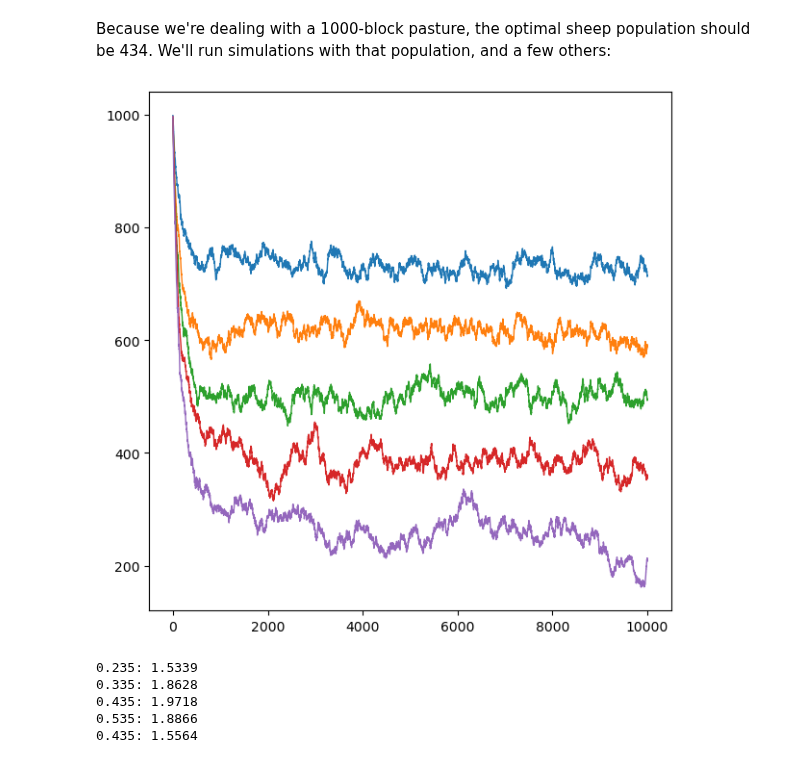
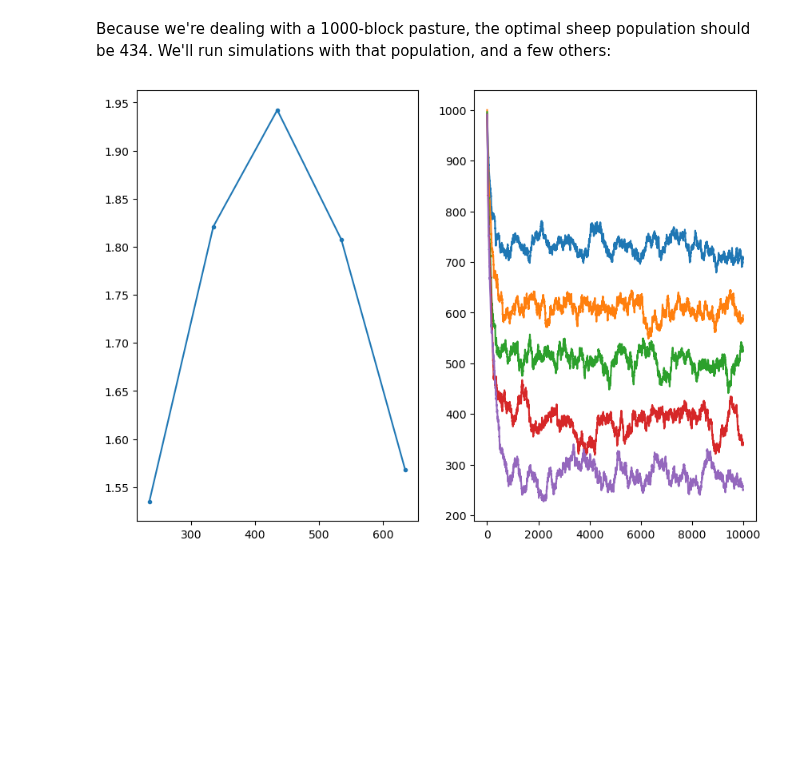
Before and after one commit to ELFREELAND/minecraft_sheep, a Jupyter notebook: monte_carlo_sim.ipynb, the cells around one changed output. Drawn from its saved outputs; the diff is of its cells as text; code cells hidden in the pictures; blank space fills up the shorter version.

Commit message:
monte carlo touchups and realistic farmer
started writing in README about wool rates when farmer only gathers wool at certain times

```diff
--- a/monte_carlo_sim.ipynb
+++ b/monte_carlo_sim.ipynb
@@ -68,31 +68,21 @@ Because we're dealing with a 1000-block pasture, the optimal sheep population sh
 # %%
 iters = 10000
 
-s_235 = monteCarlo(235, iters)
-s_335 = monteCarlo(335, iters)
-s_435 = monteCarlo(435, iters)
-s_535 = monteCarlo(535, iters)
-s_635 = monteCarlo(635, iters)
-
-f, ax = plt.subplots(figsize=(7, 7))
-
-ax.plot(s_235[1], "-", linewidth=1)
-ax.plot(s_335[1], "-", linewidth=1)
-ax.plot(s_435[1], "-", linewidth=1)
-ax.plot(s_535[1], "-", linewidth=1)
-ax.plot(s_635[1], "-", linewidth=1)
-
-plt.show()
-
-print("0.235:", s_235[0].mean(),
-      "\n0.335:", s_335[0].mean(),
-      "\n0.435:", s_435[0].mean(),
-      "\n0.535:", s_535[0].mean(),
-      "\n0.435:", s_635[0].mean())
+results = {"235": monteCarlo(235, iters),
+           "335": monteCarlo(335, iters),
+           "435": monteCarlo(435, iters),
+           "535": monteCarlo(535, iters),
+           "635": monteCarlo(635, iters)}
-# %% [output]
-[figure, removed]
-0.235: 1.5339
-0.335: 1.8628
-0.435: 1.9718
-0.535: 1.8866
-0.435: 1.5564
+# %%
+f, axs = plt.subplots(nrows=1, ncols=2, figsize=(10, 7))
+
+#plot grass cover
+for i in results.keys():
+    axs[1].plot(results[i][1], "-", label=i)
+
+#plot average sheep eating rate
+axs[0].plot([int(j) for j in results.keys()], [np.average(results[j][0][5000:iters]) for j in results.keys()], ".-")
+
+plt.show()
+# %% [output]
+[figure, added]
```
Also changed, not shown: 1 other file.
